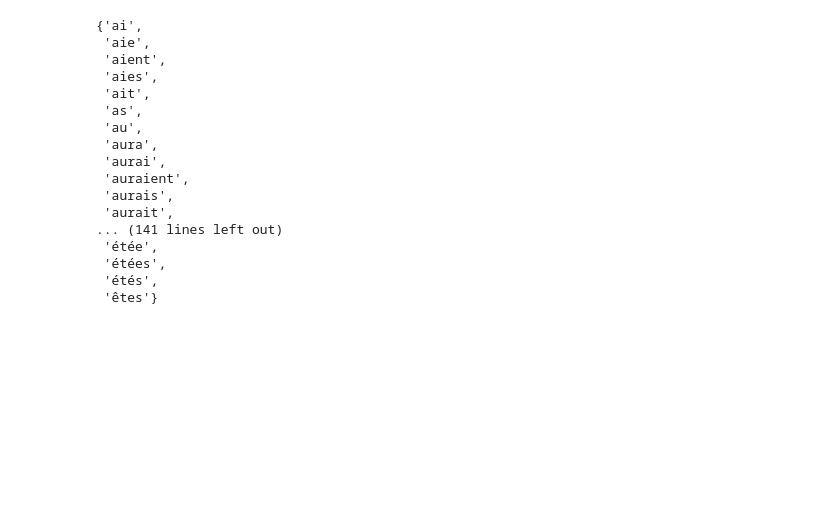
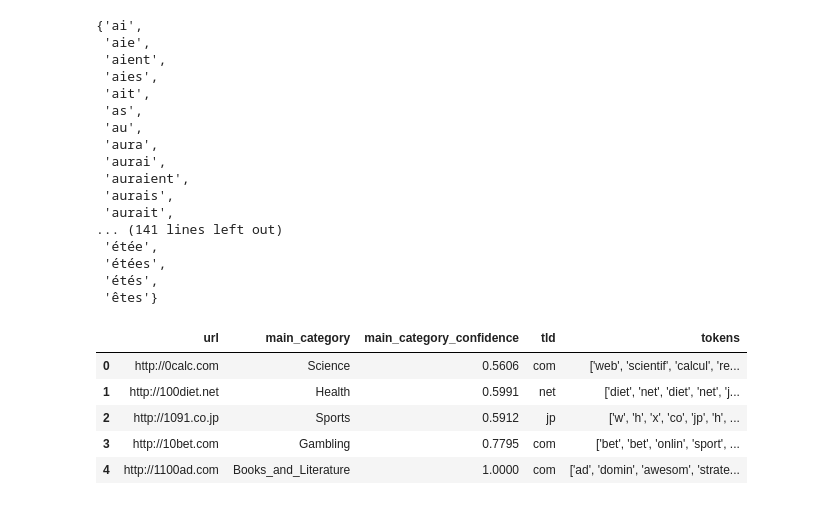
Before and after one commit to thomashilger67/Web-classification, a Jupyter notebook: website_categorization_custom/test.ipynb, the cells around one changed output. Saved outputs shown, nothing was run; the diff lists cells and outputs as text; code cells hidden in the pictures; blank space fills up the shorter version.

```diff
--- a/website_categorization_custom/test.ipynb
+++ b/website_categorization_custom/test.ipynb
@@ -37,0 +43,9 @@ stop_words
+# %%
+df.head()
+# %% [output]
+|  | url | main_category | main_category_confidence | tld | tokens |
+| 0 | http://0calc.com | Science | 0.5606 | com | ['web', 'scientif', 'calcul', 're... |
+| 1 | http://100diet.net | Health | 0.5991 | net | ['diet', 'net', 'diet', 'net', 'j... |
+| 2 | http://1091.co.jp | Sports | 0.5912 | jp | ['w', 'h', 'x', 'co', 'jp', 'h', ... |
+| 3 | http://10bet.com | Gambling | 0.7795 | com | ['bet', 'bet', 'onlin', 'sport', ... |
+| 4 | http://1100ad.com | Books_and_Literature | 1.0000 | com | ['ad', 'domin', 'awesom', 'strate... |
```
Also changed, not shown: parts of 26 cells of this notebook, 5 other files.
